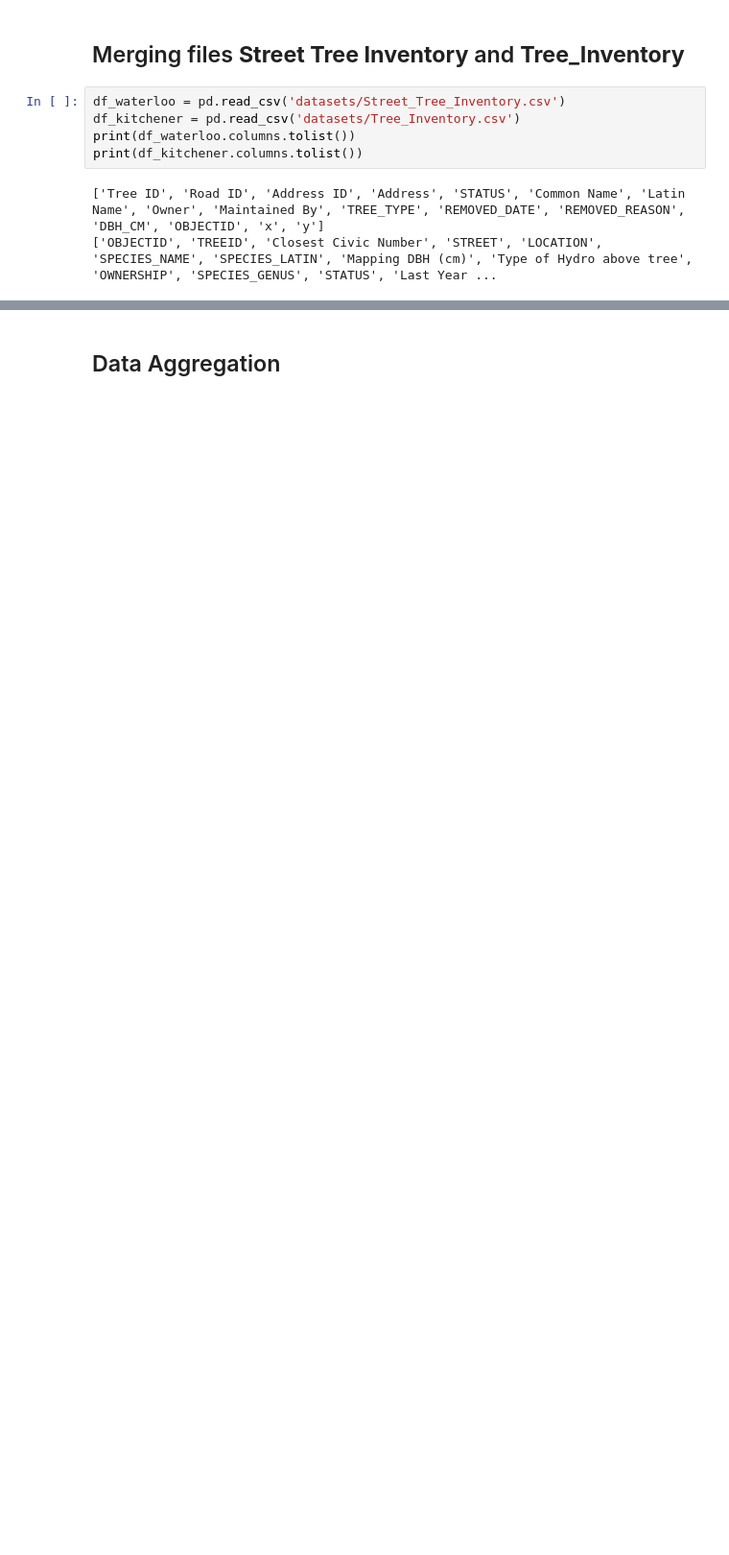
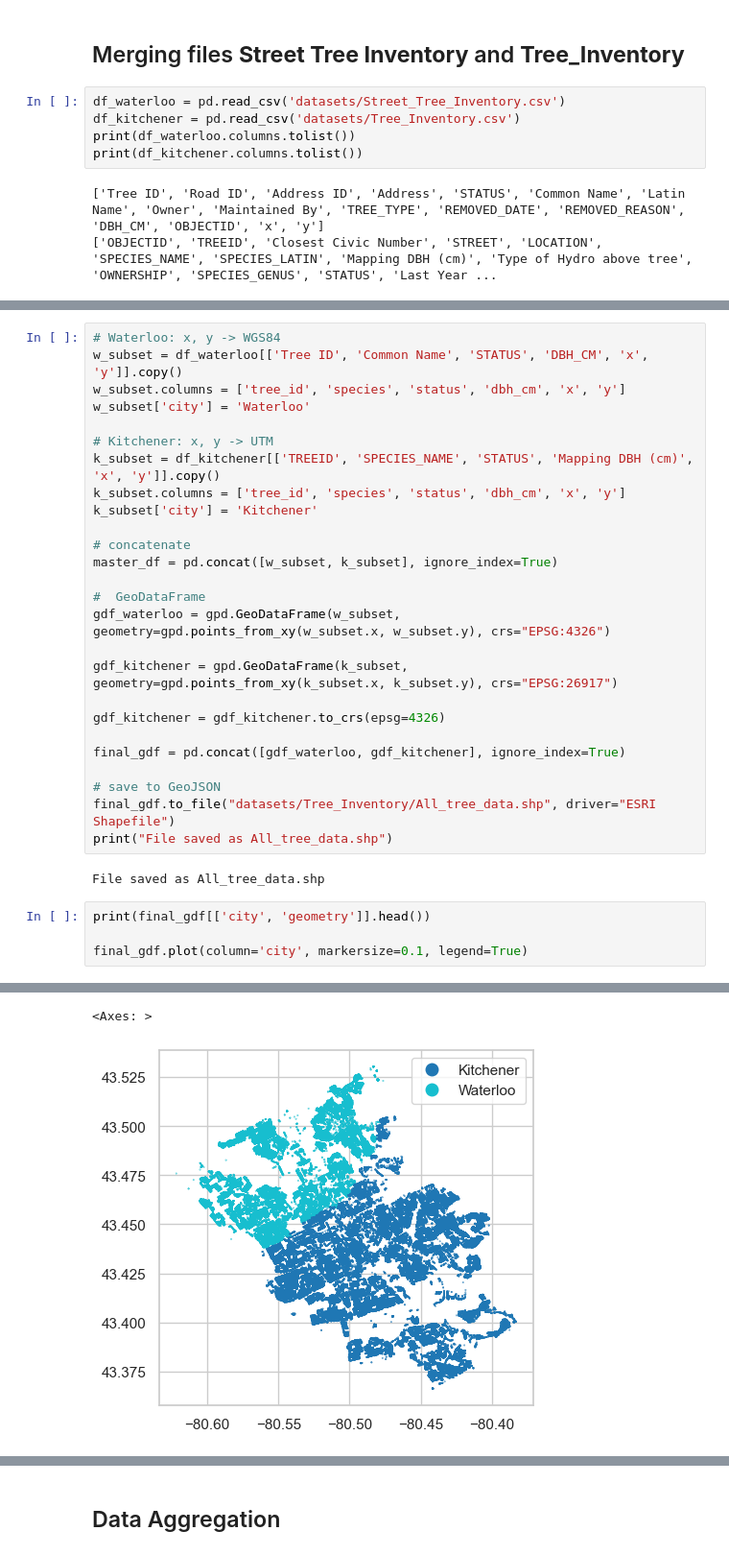
Before and after one commit to caatat741213/EUFP_AI_Tree_Canopy, a Jupyter notebook: Assignment_1.ipynb, the cells around one changed output, grey strips where cells are left out. Shown at 96% size. Saved outputs shown, nothing was run; the diff lists cells and outputs as text; blank space fills up the shorter version.

```diff
--- a/Assignment_1.ipynb
+++ b/Assignment_1.ipynb
@@ -172,0 +58,33 @@ Coordinate system unified and Waterloo canopy processed!
+# %%
+# Waterloo: x, y -> WGS84
+w_subset = df_waterloo[['Tree ID', 'Common Name', 'STATUS', 'DBH_CM', 'x', 'y']].copy()
+w_subset.columns = ['tree_id', 'species', 'status', 'dbh_cm', 'x', 'y']
+w_subset['city'] = 'Waterloo'
+
+# Kitchener: x, y -> UTM
+k_subset = df_kitchener[['TREEID', 'SPECIES_NAME', 'STATUS', 'Mapping DBH (cm)', 'x', 'y']].copy()
+k_subset.columns = ['tree_id', 'species', 'status', 'dbh_cm', 'x', 'y']
+k_subset['city'] = 'Kitchener'
+
+# concatenate
+master_df = pd.concat([w_subset, k_subset], ignore_index=True)
+
+#  GeoDataFrame
+gdf_waterloo = gpd.GeoDataFrame(w_subset, geometry=gpd.points_from_xy(w_subset.x, w_subset.y), crs="EPSG:4326")
+
+gdf_kitchener = gpd.GeoDataFrame(k_subset, geometry=gpd.points_from_xy(k_subset.x, k_subset.y), crs="EPSG:26917")
+
+gdf_kitchener = gdf_kitchener.to_crs(epsg=4326)
+
+final_gdf = pd.concat([gdf_waterloo, gdf_kitchener], ignore_index=True)
+
+# save to GeoJSON
+final_gdf.to_file("datasets/Tree_Inventory/All_tree_data.shp", driver="ESRI Shapefile")
+print("File saved as All_tree_data.shp")
+# %% [output]
+File saved as All_tree_data.shp
+# %%
+print(final_gdf[['city', 'geometry']].head())
+
+final_gdf.plot(column='city', markersize=0.1, legend=True)
+# %% [output]
@@ -172,0 +97,2 @@ Coordinate system unified and Waterloo canopy processed!
+<Axes: >
+[figure, added]
```
Also changed, not shown: parts of 40 cells of this notebook.
